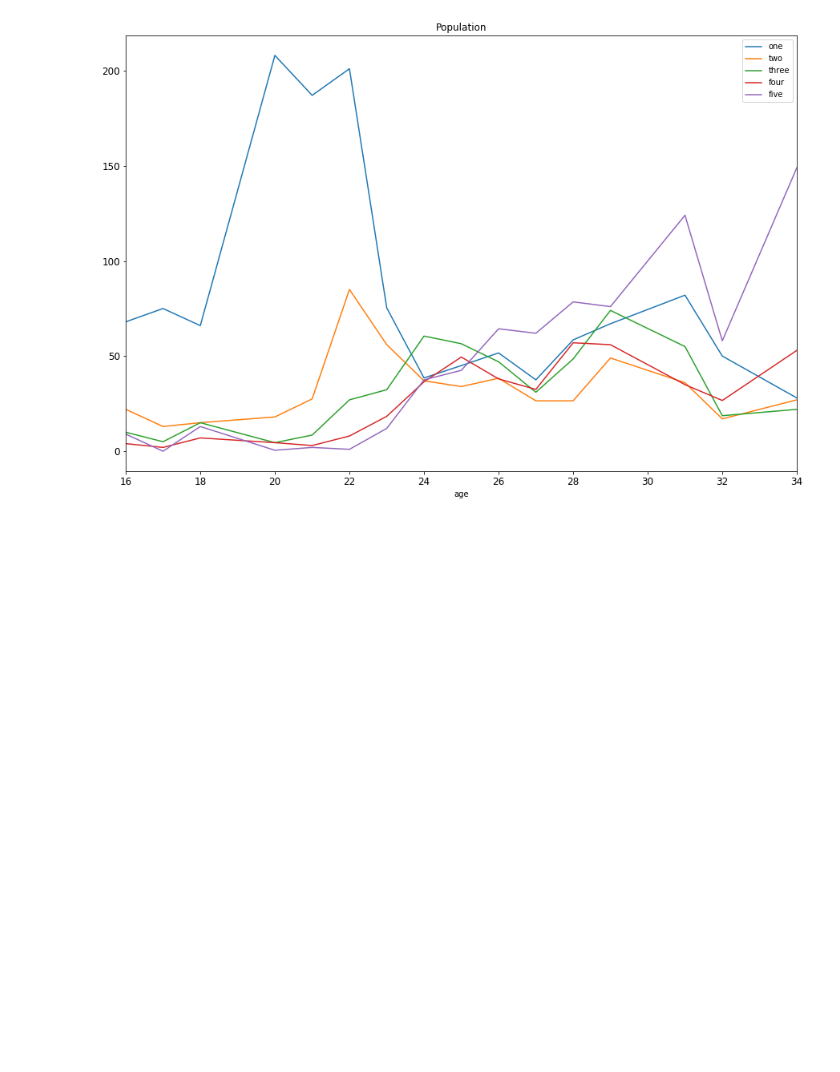
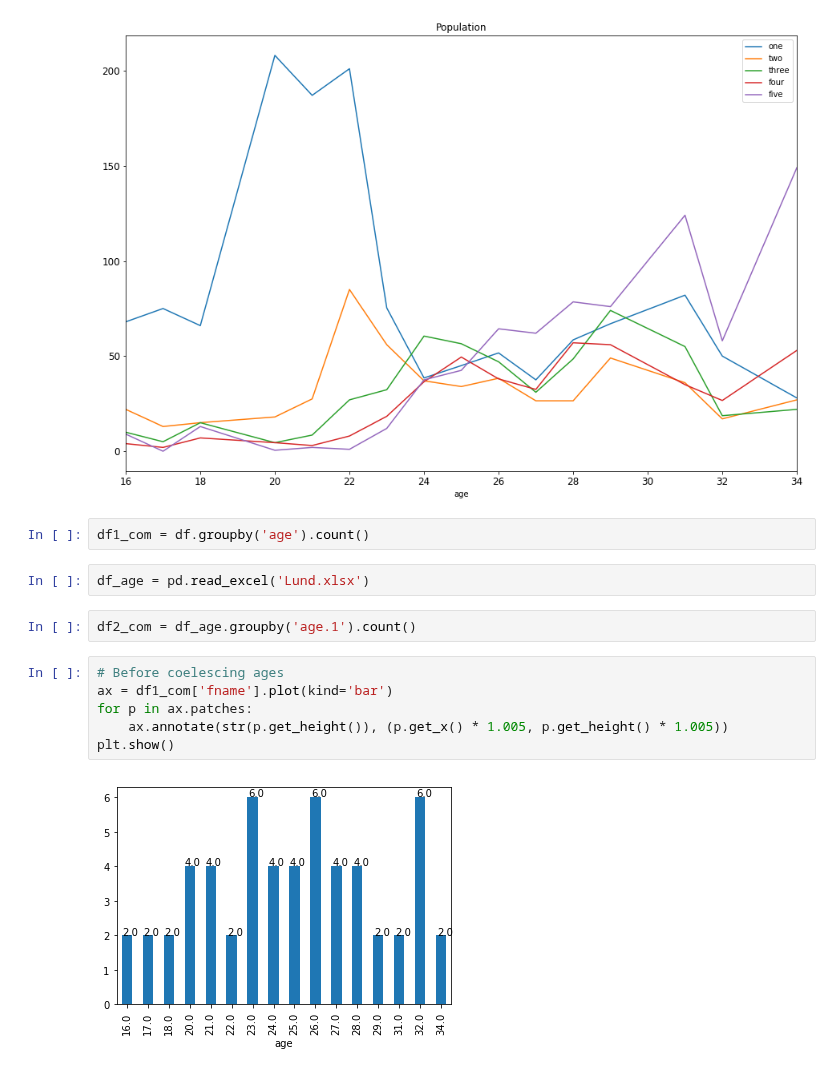
Before and after one commit to qxu1994/Two-word-stage, a Jupyter notebook: Lund.ipynb, the cells around one changed output. Drawn from its saved outputs; the diff is of its cells as text; blank space fills up the shorter version.

```diff
--- a/Lund.ipynb
+++ b/Lund.ipynb
@@ -38,3 +23,17 @@ plt.show()
 # %% [output]
 <matplotlib.figure.Figure at 0x...>
 [figure]
+# %%
+df1_com = df.groupby('age').count()
+# %%
+df_age = pd.read_excel('Lund.xlsx')
+# %%
+df2_com = df_age.groupby('age.1').count()
+# %%
+# Before coelescing ages
+ax = df1_com['fname'].plot(kind='bar')
+for p in ax.patches:
+    ax.annotate(str(p.get_height()), (p.get_x() * 1.005, p.get_height() * 1.005))
+plt.show()
+# %% [output]
+[figure, added]
```
Also changed, not shown: parts of 8 cells of this notebook.
